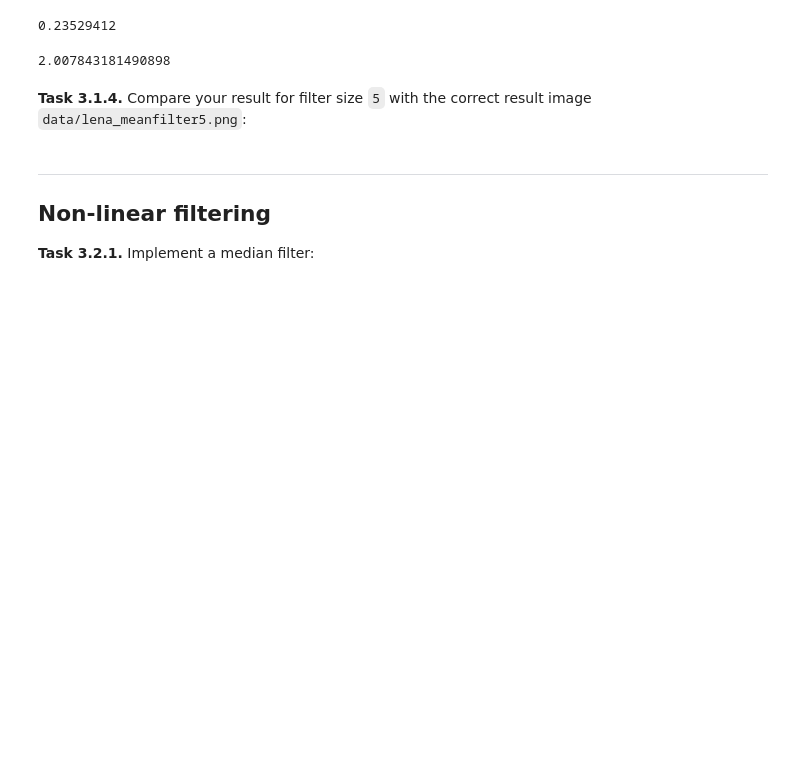
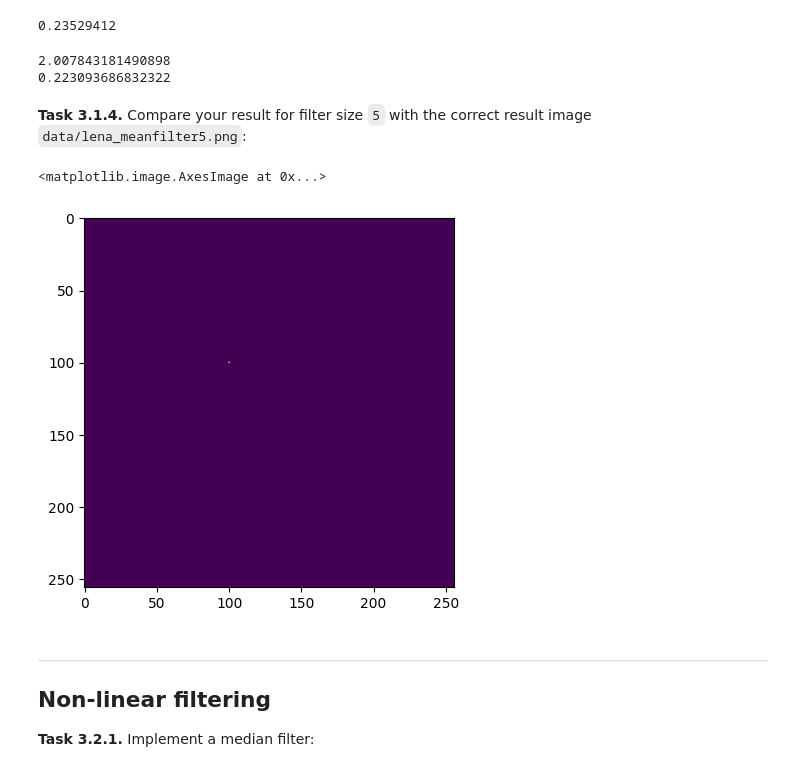
Before and after one commit to N1klasSchmidt/mobi-fs3-python, a Jupyter notebook: task3.ipynb, the cells around one changed output. Cells and saved outputs as stored; diff of their text form; code cells hidden in the pictures; blank space fills up the shorter version.

```diff
--- a/task3.ipynb
+++ b/task3.ipynb
@@ -62,10 +61,23 @@ neighborhood_sum = 0
 for q in np.ndindex(3, 3):
     neighborhood_sum = neighborhood_sum + lena.copy()[tuple(map(lambda x, y: x + y, (100,100), q))]
 print(neighborhood_sum)
+print(neighborhood_sum/(3**2))
 # %% [output]
 2.007843181490898
+0.223093686832322
 # %% [markdown]
 **<a id="#">Task 3.1.4.</a>** Compare your result for filter size `5` with the correct result image `data/lena_meanfilter5.png`:
+# %%
+result = np.zeros(lena.shape)
+neighborhood_sum = 0
+for q in np.ndindex(3, 3):
+    neighborhood_sum = neighborhood_sum + lena.copy()[tuple(map(lambda x, y: x + y, (100,100), q))]
+result[100,100] = neighborhood_sum / (3**2)
+
+plt.imshow(result)
+# %% [output]
+<matplotlib.image.AxesImage at 0x...>
+[figure, added]
 # %% [markdown]
 ---
 
```
Also changed, not shown: parts of 2 cells of this notebook.
